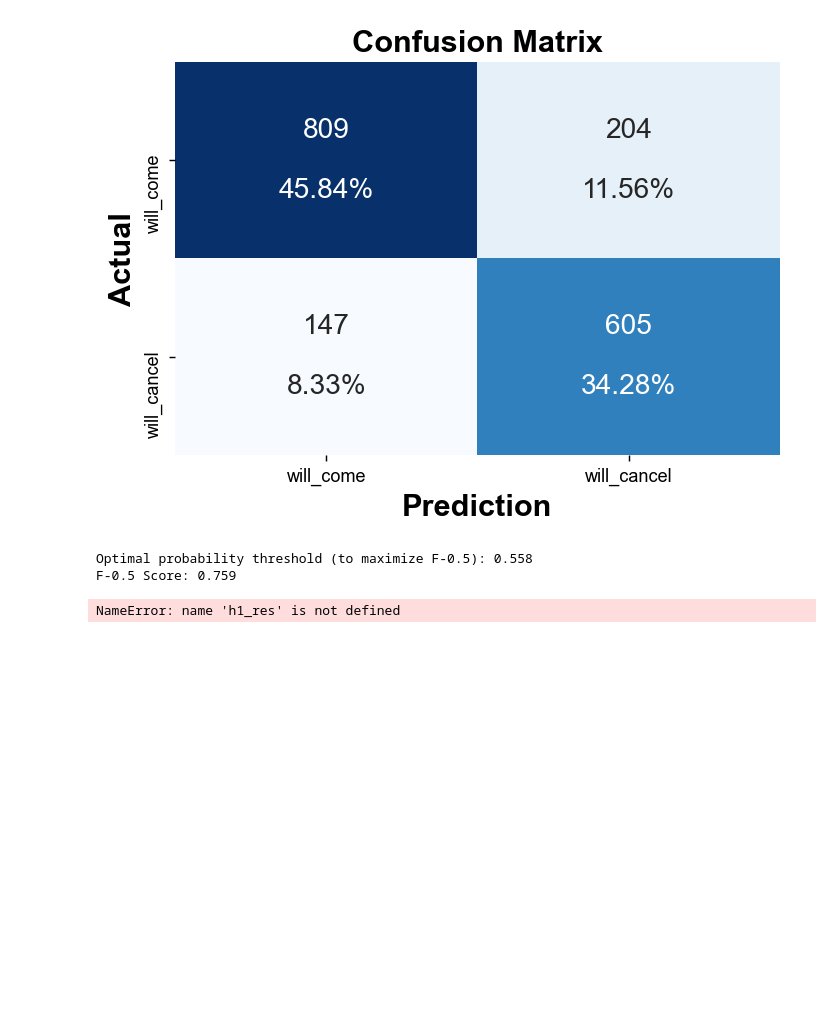
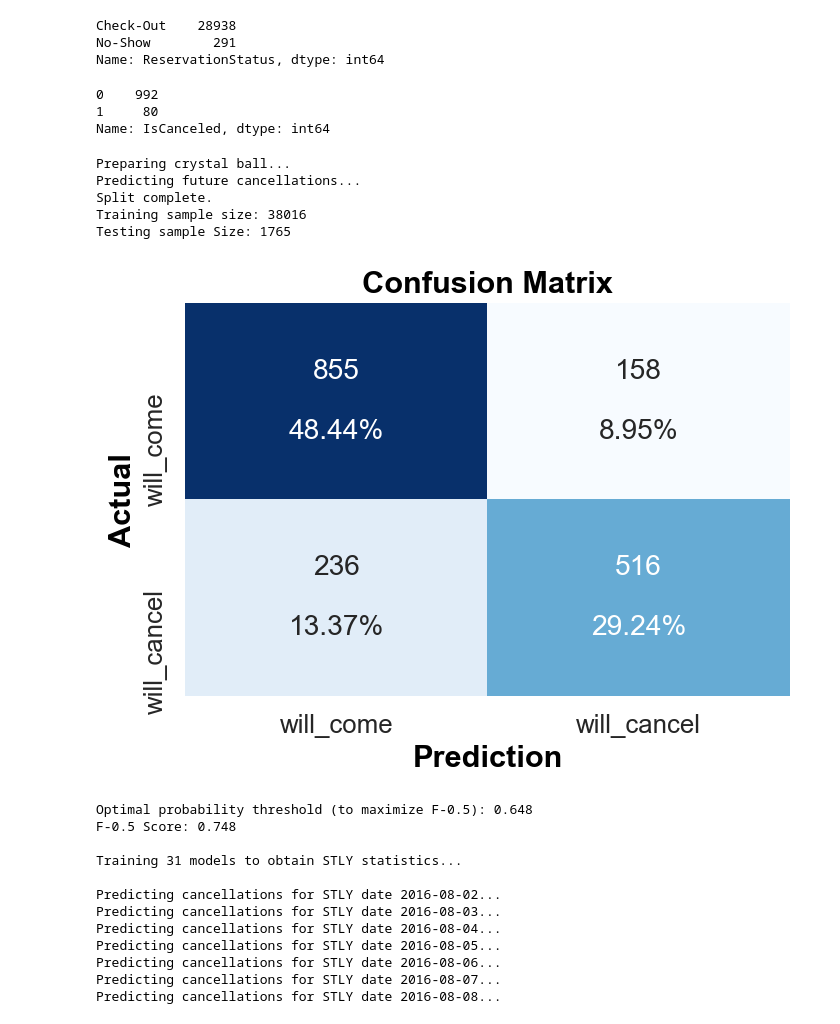
Before and after one commit to edubu2/hotel-revman-system, a Jupyter notebook: code/test_OTB.ipynb, the cells around one changed output. Saved outputs shown, nothing was run; the diff lists cells and outputs as text; code cells hidden in the pictures; blank space fills up the shorter version.

```diff
--- a/code/test_OTB.ipynb
+++ b/code/test_OTB.ipynb
@@ -9,8 +10,8 @@ pd.options.display.max_columns = 70
 # %%
 h1_capacity = 187
 h2_capacity = 226
-aod = "2017-08-01"
-aod_dt = pd.to_datetime(aod)
+AOD = "2017-08-01"
+AOD_dt = pd.to_datetime(AOD)
 
 h1_res = pd.read_pickle("pickle/h1_res.pick")
 h2_res = pd.read_pickle("pickle/h2_res.pick")
@@ -21,7 +84,35 @@ h2_dbd = pd.read_pickle("pickle/h2_dbd.pick")
+# %%
+mask = (h1_res["ReservationStatus"] != 'Canceled')
+h1_res[mask].ReservationStatus.value_counts()
+# %% [output]
+Check-Out    28938
+No-Show        291
+Name: ReservationStatus, dtype: int64
+# %%
+h1_otb = get_otb_res(h1_res, '2017-08-02')
+h1_otb.IsCanceled.value_counts()
+# %% [output]
+0    992
+1     80
+Name: IsCanceled, dtype: int64
 # %%
-h1_sim = generate_simulation(h1_dbd, aod, 1, h1_res)
+h1_sim = generate_simulation(h1_dbd, AOD, 1, h1_res)
 # %% [output]
+Preparing crystal ball...
+Predicting future cancellations...
+Split complete.
+Training sample size: 38016
+Testing sample Size: 1765
-[figure, old version]
+[figure, new version]
-Optimal probability threshold (to maximize F-0.5): 0.558
-F-0.5 Score: 0.759
-NameError: name 'h1_res' is not defined
+Optimal probability threshold (to maximize F-0.5): 0.648
+F-0.5 Score: 0.748
+
+Training 31 models to obtain STLY statistics...
+
+Predicting cancellations for STLY date 2016-08-02...
+Predicting cancellations for STLY date 2016-08-03...
+Predicting cancellations for STLY date 2016-08-04...
+Predicting cancellations for STLY date 2016-08-05...
+Predicting cancellations for STLY date 2016-08-06...
+Predicting cancellations for STLY date 2016-08-07...
+Predicting cancellations for STLY date 2016-08-08...
```
Also changed, not shown: parts of 19 cells of this notebook, 3 other files.
